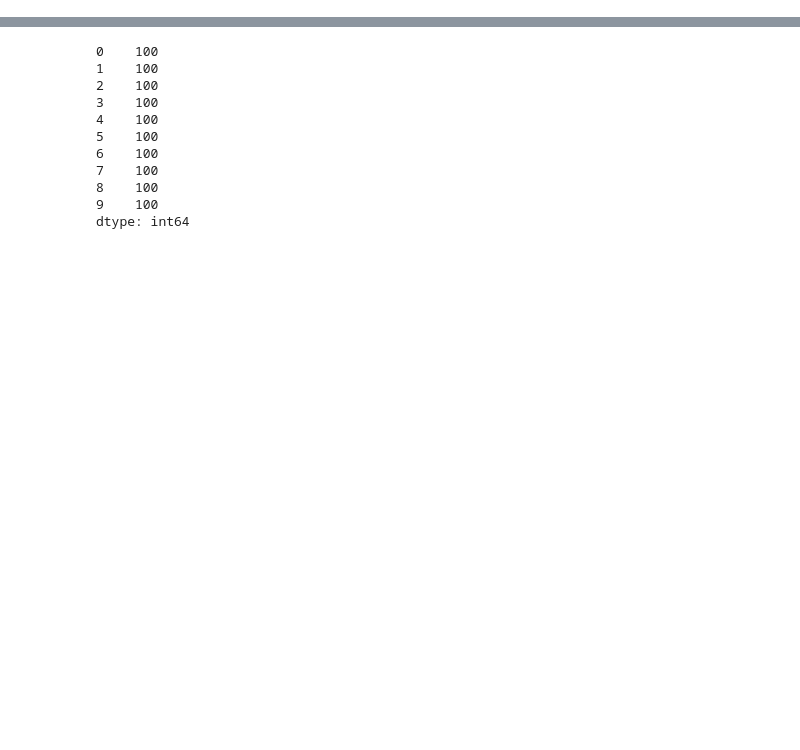
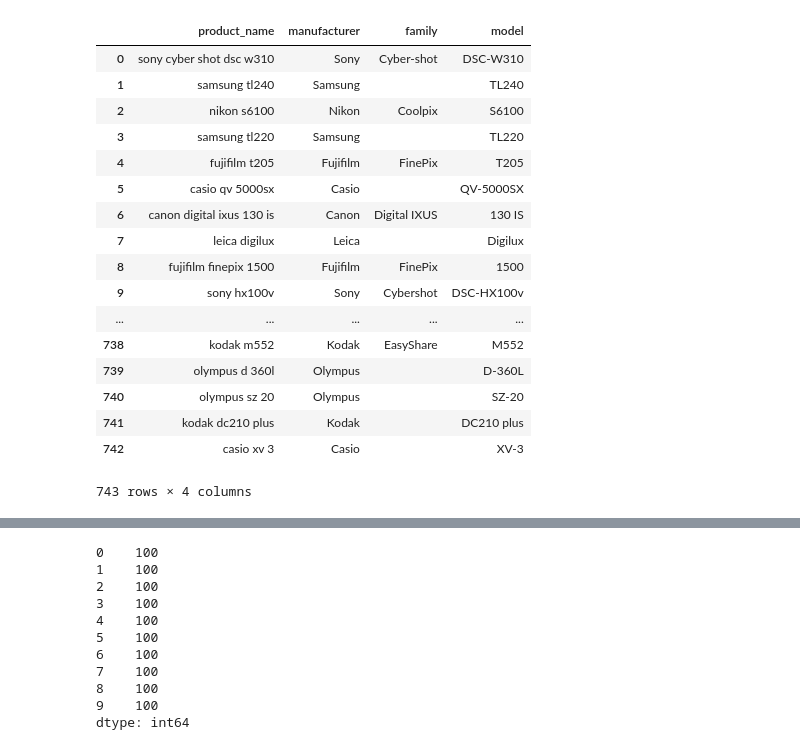
Before and after one commit to awesomejie/Price-Finder, a Jupyter notebook: main_notebook.ipynb, the cells around one changed output, grey strips where cells are left out. Cells and saved outputs as stored; diff of their text form; code cells hidden in the pictures; blank space fills up the shorter version.

```diff
--- a/main_notebook.ipynb
+++ b/main_notebook.ipynb
@@ -42,0 +69,28 @@ def handle_strings(x):
+# %%
+### Looks like product_name itself contains enough information (including manufacturer, family, model)
+### For now, let's only use product_name
+
+#df_products['product_fingerprint'] = df_products.product_name + " " + df_products.manufacturer \
+#    + " " + df_products.family + " " + df_products.model
+#df_products['product_fingerprint'] = df_products.product_fingerprint.apply(handle_products)
+df_products['product_name'] = df_products.product_name.apply(handle_products)
+df_products
+# %% [output]
+|  | product_name | manufacturer | family | model |
+| 0 | sony cyber shot dsc w310 | Sony | Cyber-shot | DSC-W310 |
+| 1 | samsung tl240 | Samsung |  | TL240 |
+| 2 | nikon s6100 | Nikon | Coolpix | S6100 |
+| 3 | samsung tl220 | Samsung |  | TL220 |
+| 4 | fujifilm t205 | Fujifilm | FinePix | T205 |
+| 5 | casio qv 5000sx | Casio |  | QV-5000SX |
+| 6 | canon digital ixus 130 is | Canon | Digital IXUS | 130 IS |
+| 7 | leica digilux | Leica |  | Digilux |
+| 8 | fujifilm finepix 1500 | Fujifilm | FinePix | 1500 |
+| 9 | sony hx100v | Sony | Cybershot | DSC-HX100v |
+| ... | ... | ... | ... | ... |
+| 738 | kodak m552 | Kodak | EasyShare | M552 |
+| 739 | olympus d 360l | Olympus |  | D-360L |
+| 740 | olympus sz 20 | Olympus |  | SZ-20 |
+| 741 | kodak dc210 plus | Kodak |  | DC210 plus |
+| 742 | casio xv 3 | Casio |  | XV-3 |
+743 rows × 4 columns
```
Also changed, not shown: parts of 11 cells of this notebook, 2 other files.
